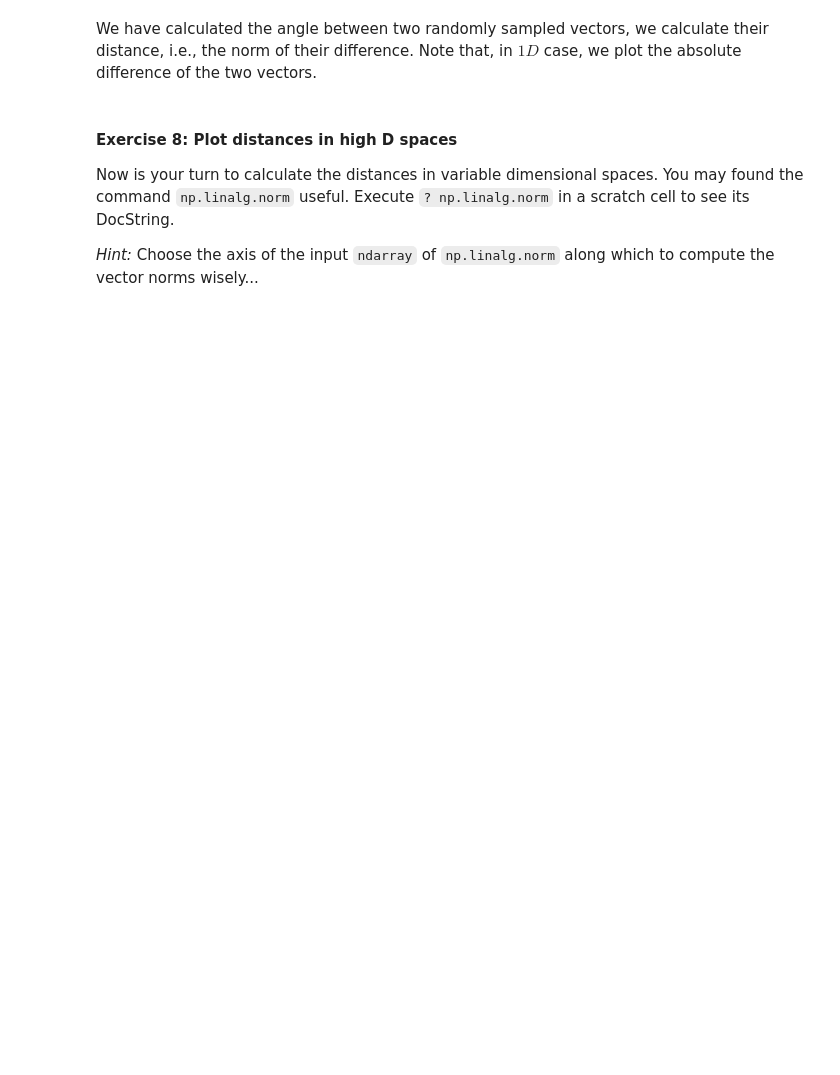
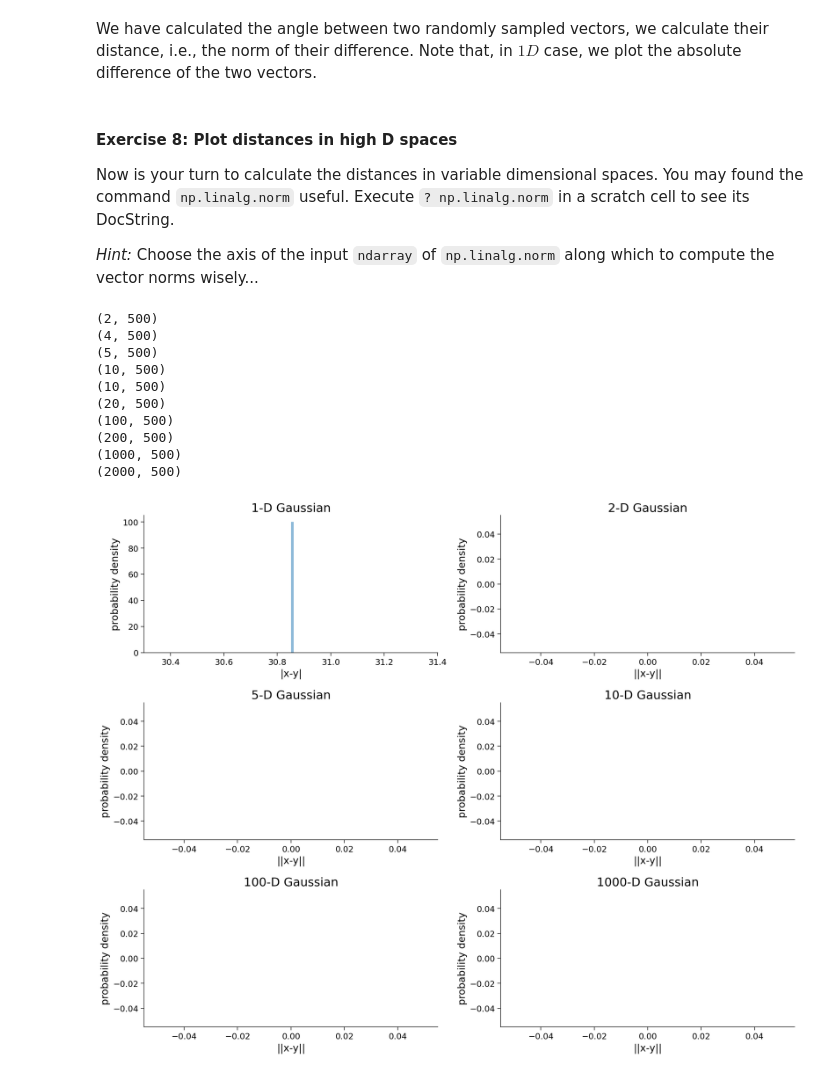
Before and after one commit to miltondp/k99_courses, a Jupyter notebook: cis_522/classes/01_24-week2/CIS_522_W2D2_Tutorial_–_Student_Version.ipynb, the cells around one changed output. Saved outputs shown, nothing was run; the diff lists cells and outputs as text; code cells hidden in the pictures; blank space fills up the shorter version.

```diff
--- a/cis_522/classes/01_24-week2/CIS_522_W2D2_Tutorial_–_Student_Version.ipynb
+++ b/cis_522/classes/01_24-week2/CIS_522_W2D2_Tutorial_–_Student_Version.ipynb
@@ -2347,14 +2378,20 @@ As we mentioned above, here we will use a modified triplet margin loss function.
 
 _Hint_: the input `x` has dimensions $(N \times L \times D)$, where $N$ denotes the number of the triplets, $L$ the number of words in the triplet (!!!), and $D$ the dimension of the embedding. You can use the `cosine_similarity` function from `torch.nn.functional` (see how we import it).
 # %%
+from torch.nn.functional import cosine_similarity
+
 def criterion(x):
     margin = 0.5
     ####################################################################
     # Fill in missing code below (...),
     # then remove or comment the line below to test your function
-    raise NotImplementedError("Calculate the `mean` loss")
+    # raise NotImplementedError("Calculate the `mean` loss")
     ####################################################################
-    loss = ...
+    loss = torch.mean(
+        -cosine_similarity(x[:, 0], x[:, 1])
+        + cosine_similarity(x[:, 0], x[:, 2])
+        + margin
+    )
     return loss
 
 
@@ -2368,4 +2405,4 @@ x = torch.tensor(
 print(x)
 
 # uncomment the following line to check your function
-# print(criterion(x))
+print(criterion(x))
@@ -2784,41 +2864,57 @@ def plot_distances(sample_size, dimensions):
             y = np.random.multivariate_normal(mean, cov, size=sample_size).T
             y /= np.linalg.norm(y, axis=0).reshape(1, -1)
             ####################################################################
             # Fill in missing code below (...),
             # then remove or comment the line below to test your function
-            raise NotImplementedError("Calculate the distance in D>2 spaces")
+            #raise NotImplementedError("Calculate the distance in D>2 spaces")
             ####################################################################
-            norms = ...
+            print(x.shape)
+            t = np.r_[x, y]
+            print(t.shape)
+            norms = np.linalg.norm(t, axis=1)
 
         elif D == 1:
             x = np.random.randn(sample_size)
             y = np.random.randn(sample_size)
             ####################################################################
             # Fill in missing code below (...),
             # then remove or comment the line below to test your function
-            raise NotImplementedError("Calculate the distance in 1D space")
+            # raise NotImplementedError("Calculate the distance in 1D space")
             ####################################################################
-            norms = ...
+            # print(x.shape)
+            norms = np.linalg.norm(np.c_[x, y])
 
         if cnt == 0:
             bins = np.histogram(norms, bins=100)[1]  # get the bin edges
         plt.subplot(3, 2, cnt + 1)
         plt.hist(norms, bins=bins, density=True, alpha=0.5)
         if D == 1:
             plt.xlabel("|x-y|")
         else:
             plt.xlabel("||x-y||")
 
         plt.ylabel("probability density")
         plt.title(f"{D}-D Gaussian")
 
     plt.tight_layout()
 
 
-## uncomment the line below to test your function
-# sample_size = 500
-# dimensions = [1, 2, 5, 10, 100, 1000]
-# plot_distances(sample_size, dimensions)
+## uncomment the line below to test your functionx, y
+sample_size = 500
+dimensions = [1, 2, 5, 10, 100, 1000]
+plot_distances(sample_size, dimensions)
+# %% [output]
+(2, 500)
+(4, 500)
+(5, 500)
+(10, 500)
+(10, 500)
+(20, 500)
+(100, 500)
+(200, 500)
+(1000, 500)
+(2000, 500)
+[figure, added]
 # %%
 # to_remove solution
 
```
Also changed, not shown: parts of 32 cells of this notebook.
